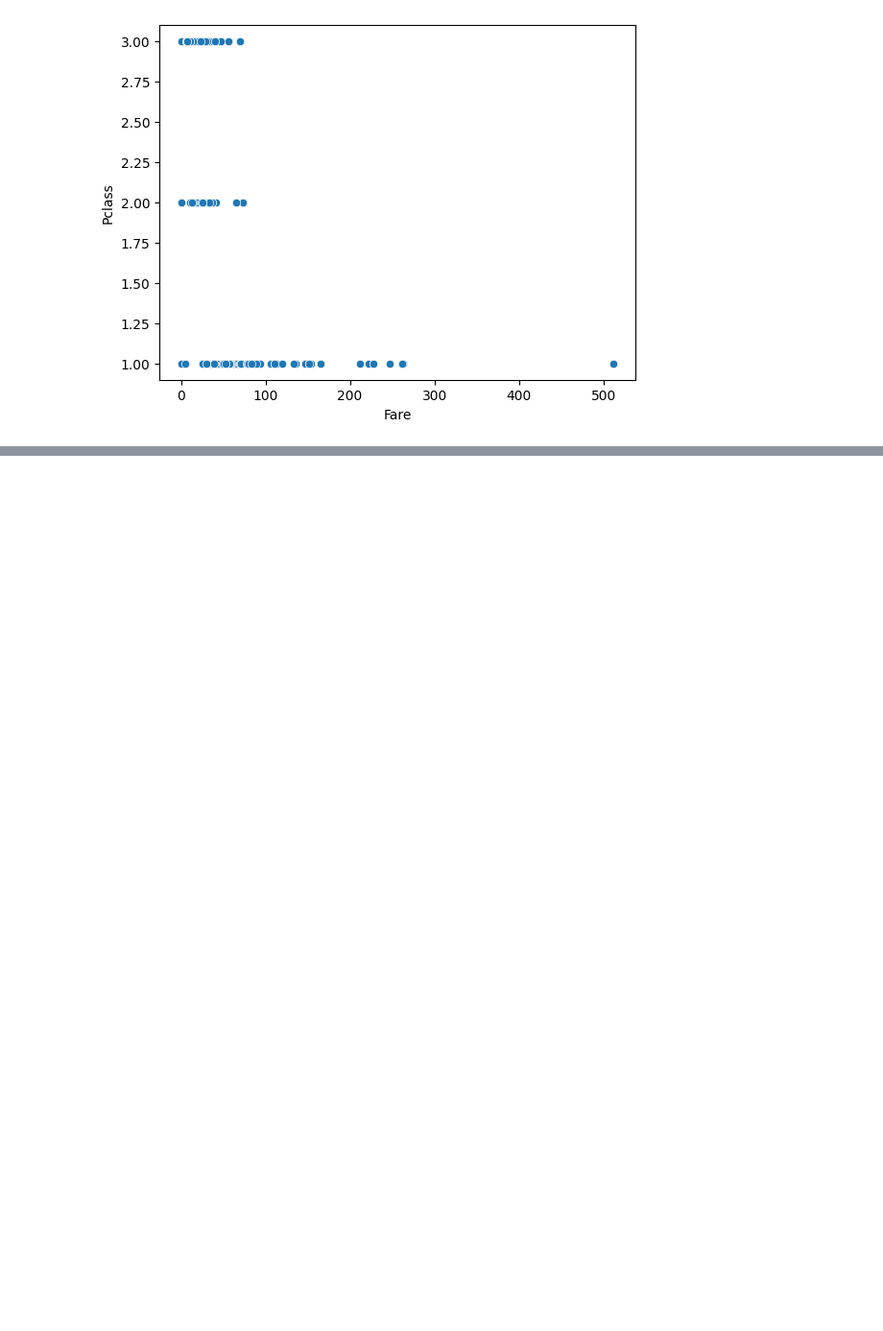
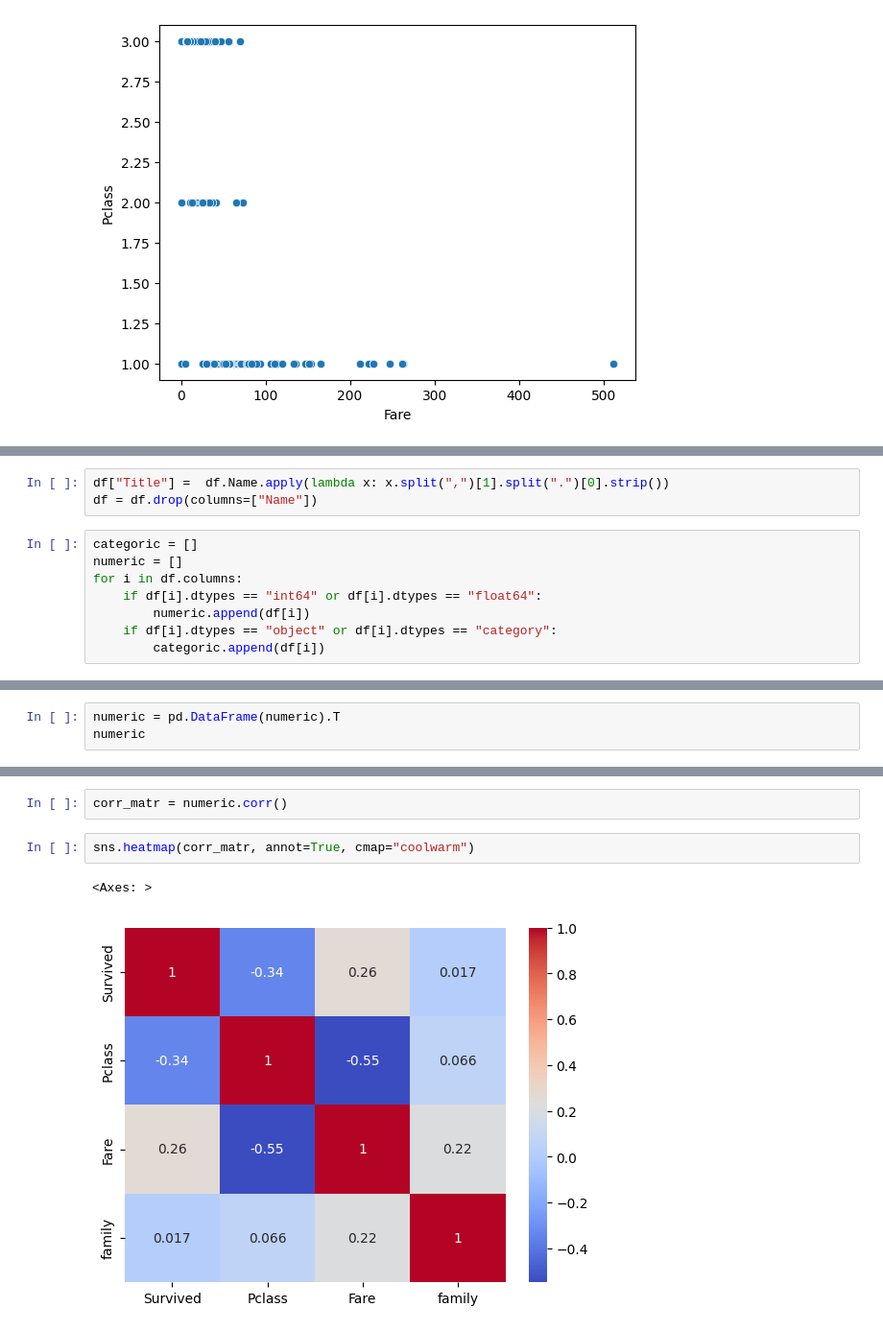
Before and after one commit to igyccmt/TitanicRepository, a Jupyter notebook: Titanic.ipynb, the cells around one changed output, grey strips where cells are left out. Shown: that part at 96% size. Drawn from its saved outputs; the diff is of its cells as text; blank space fills up the shorter version.

```diff
--- a/Titanic.ipynb
+++ b/Titanic.ipynb
@@ -73,0 +175,11 @@ sns.scatterplot(df, x= "Fare", y="Pclass")
+# %%
+df["Title"] =  df.Name.apply(lambda x: x.split(",")[1].split(".")[0].strip())
+df = df.drop(columns=["Name"])
+# %%
+categoric = []
+numeric = []
+for i in df.columns:
+    if df[i].dtypes == "int64" or df[i].dtypes == "float64":
+        numeric.append(df[i])
+    if df[i].dtypes == "object" or df[i].dtypes == "category":
+        categoric.append(df[i])
@@ -73,0 +203,3 @@ sns.scatterplot(df, x= "Fare", y="Pclass")
+# %%
+numeric = pd.DataFrame(numeric).T
+numeric
@@ -73,0 +220,7 @@ sns.scatterplot(df, x= "Fare", y="Pclass")
+# %%
+corr_matr = numeric.corr()
+# %%
+sns.heatmap(corr_matr, annot=True, cmap="coolwarm")
+# %% [output]
+<Axes: >
+[figure, added]
```
Also changed, not shown: parts of 22 cells of this notebook.
